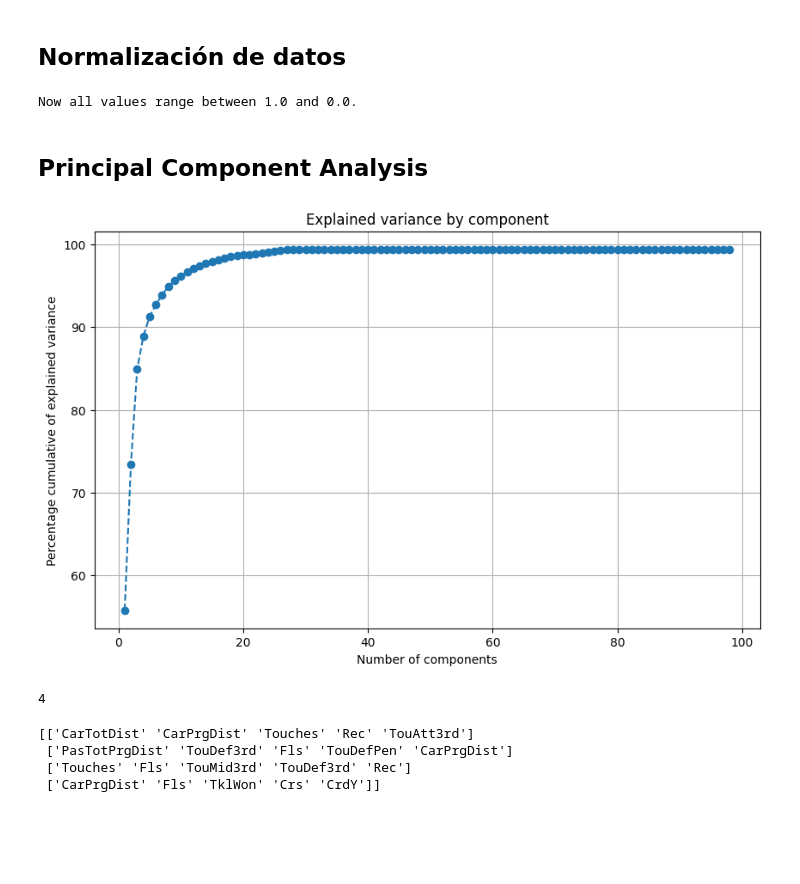
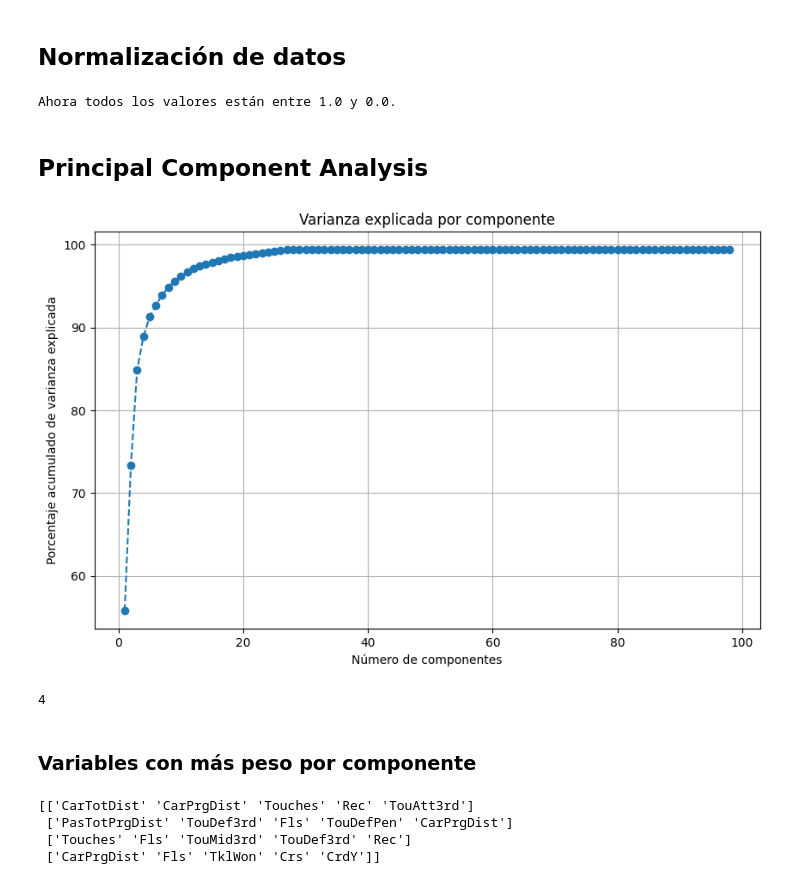
Before and after one commit to clementcollin99/football-players-analysis, a Jupyter notebook: pca_clustering.ipynb, the cells around one changed output. Drawn from its saved outputs; the diff is of its cells as text; code cells hidden in the pictures; blank space fills up the shorter version.

```diff
--- a/pca_clustering.ipynb
+++ b/pca_clustering.ipynb
@@ -152,9 +174,9 @@ df_bis.drop(to_drop, axis=1, inplace=True)
 # %%
 normalizer = Normalizer()
 cleansed_data = normalizer.fit_transform(df_bis.values)
-print(f"Now all values range between {np.max(cleansed_data)} and {np.min(cleansed_data)}.")
+print(f"Ahora todos los valores están entre {np.max(cleansed_data)} y {np.min(cleansed_data)}.")
 # %% [output]
-Now all values range between 1.0 and 0.0.
+Ahora todos los valores están entre 1.0 y 0.0.
 # %% [markdown]
 ## Principal Component Analysis
 # %%
@@ -164,13 +186,13 @@ per_var = np.round(pca.explained_variance_ratio_ * 100, decimals=1)
 # %%
 plt.figure(figsize = (10,6))
 plt.plot(range(1, len(per_var)+1), per_var.cumsum(), marker = "o", linestyle = "--")
 plt.grid()
-plt.ylabel("Percentage cumulative of explained variance")
-plt.xlabel("Number of components")
-plt.title("Explained variance by component")
+plt.ylabel("Porcentaje acumulado de varianza explicada")
+plt.xlabel("Número de componentes")
+plt.title("Varianza explicada por componente")
 plt.show()
 # %% [output]
-[figure, old version]
+[figure, new version]
 # %%
 n_components = next(idx for idx, x in enumerate(per_var.cumsum()) if x > 90)
 print(n_components)
@@ -179,6 +201,8 @@ print(n_components)
 # %%
 pca = PCA(n_components)
 scores_pca = pca.fit_transform(cleansed_data)
+# %% [markdown]
+### Variables con más peso por componente
 # %%
 dico = {i: j for i, j in enumerate(df_bis.columns)}
 most_important_variables_per_component = np.array(
```
Also changed, not shown: parts of 14 cells of this notebook, 7 other files.
